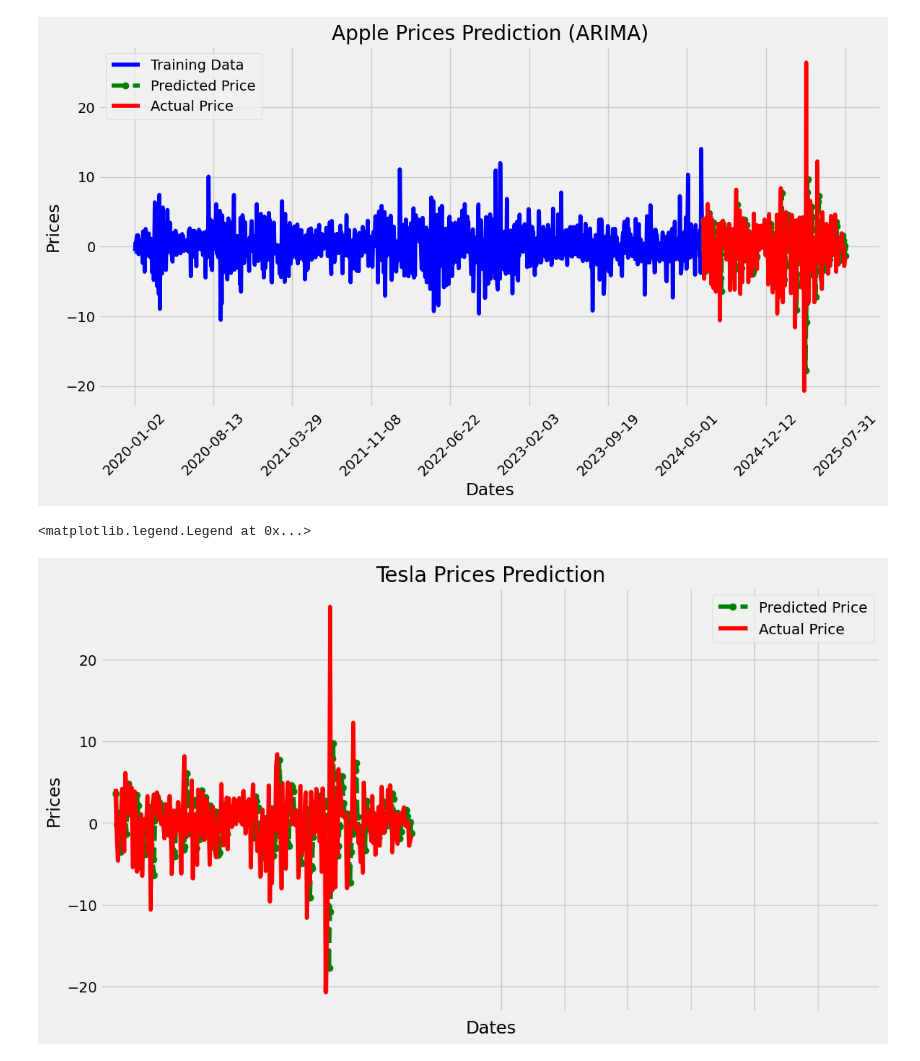
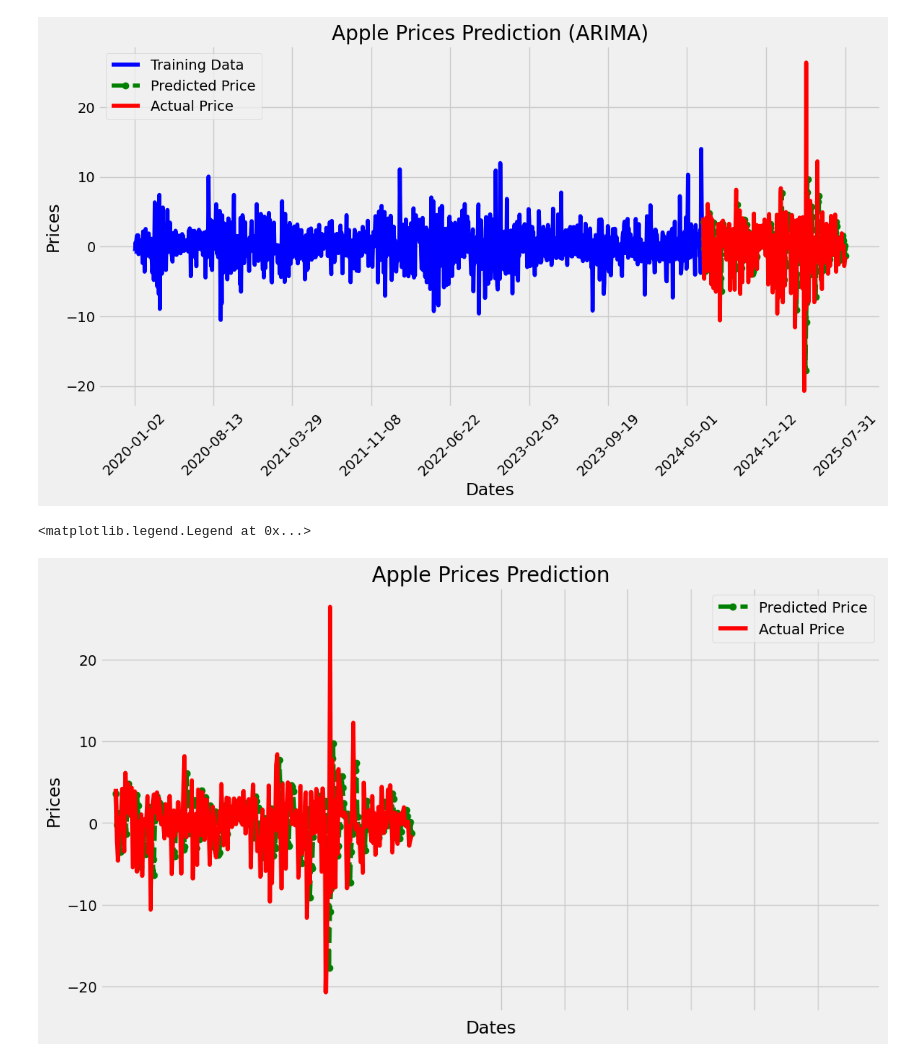
Before and after one commit to riyaditi/TIME-SERIES-ANALYSIS-AND-FORECASTING-FOR-STOCK-MARKET, a Jupyter notebook: Zidio_Development_Stock_Market_Prediction_Project.ipynb, the cells around one changed output. Saved outputs shown, nothing was run; the diff lists cells and outputs as text; code cells hidden in the pictures.

```diff
--- a/Zidio_Development_Stock_Market_Prediction_Project.ipynb
+++ b/Zidio_Development_Stock_Market_Prediction_Project.ipynb
@@ -921,13 +923,13 @@ plt.show()
 # %%
 plt.figure(figsize=(12,7))
 plt.plot(test_data.index, predictions, color='green', marker='o', linestyle='dashed',
          label='Predicted Price')
 plt.plot(test_data.index, test_data['Close_shift'], color='red', label='Actual Price')
 plt.xticks(np.arange(1486,1856, 60), df['Date'][1486:1856:60])
-plt.title('Tesla Prices Prediction')
+plt.title('Apple Prices Prediction')
 plt.xlabel('Dates')
 plt.ylabel('Prices')
 plt.legend()
 # %% [output]
 <matplotlib.legend.Legend at 0x...>
-[figure, old version]
+[figure, new version]
```
Also changed, not shown: parts of 1 cell of this notebook.
